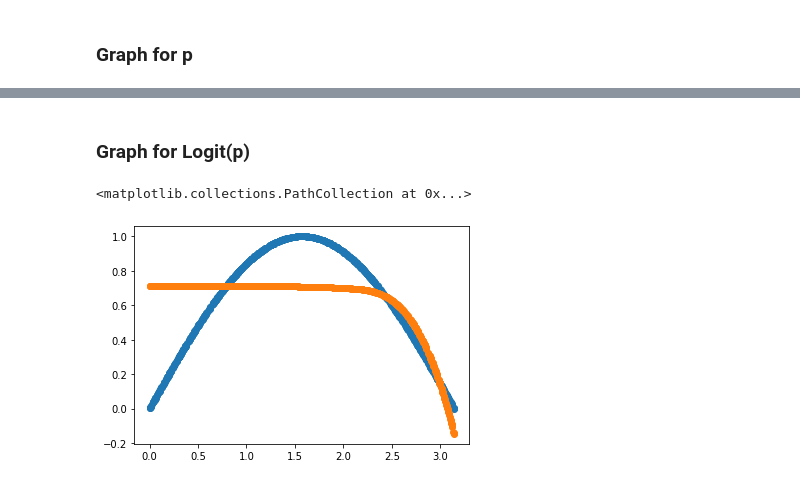
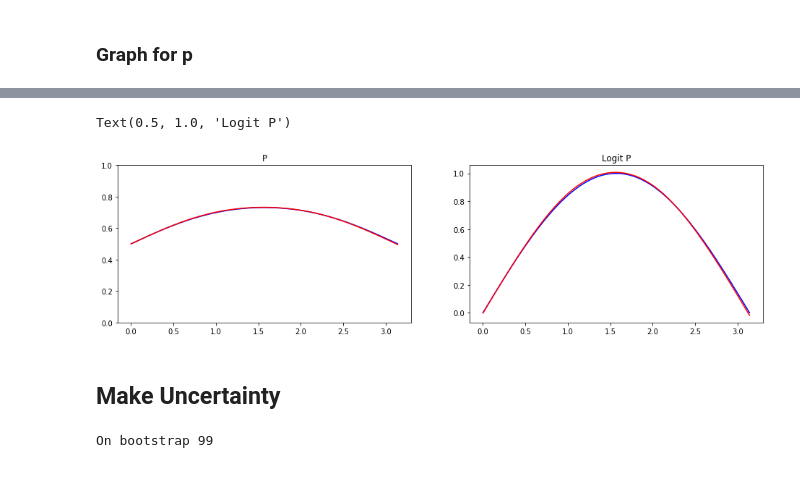
Before and after one commit to ihmeuw-msca/binney, a Jupyter notebook: notebooks/Splines.ipynb, the cells around one changed output, grey strips where cells are left out. Drawn from its saved outputs; the diff is of its cells as text; code cells hidden in the pictures.

```diff
--- a/notebooks/Splines.ipynb
+++ b/notebooks/Splines.ipynb
@@ -28,17 +36,20 @@ splines = {
         'degree': 3,
         'knots_num': 4,
         'knots_type': 'frequency',
-        'decreasing': True
+        'decreasing': False,
+        'convex': False,
+        'concave': True
     }
 }
-b_run = BinomRun(
+b_run = FlipperRun(
     col_success='success',
     col_total='total',
     df=df,
     splines=splines,
-    solver_method='ipopt'
+    solver_method='ipopt',
+    data_type='binomial'
 )
-b_run.fit(x_init=[0.0] * 6)
+b_run.fit()
 predictions = b_run.predict()
 # %% [markdown]
 ### Graph for p
@@ -51,8 +56,18 @@ plt.scatter(df.x1, predictions)
-# %% [markdown]
-### Graph for Logit(p)
-# %%
-plt.scatter(df.x1, logit(df.p))
-plt.scatter(df.x1, logit(predictions))
-# %% [output]
-<matplotlib.collections.PathCollection at 0x...>
-[figure, removed]
+# %%
+fig, ax = plt.subplots(1, 2, figsize=(16, 4))
+ax[0].plot(df.x1, df.p, color='blue')
+ax[0].plot(df.x1, predictions, color='red')
+ax[0].set_ylim([0, 1])
+ax[0].set_title("P")
+ax[1].plot(df.x1, logit(df.p), color='blue')
+ax[1].plot(df.x1, logit(predictions), color='red')
+ax[1].set_title("Logit P")
+# %% [output]
+Text(0.5, 1.0, 'Logit P')
+[figure, added]
+# %% [markdown]
+## Make Uncertainty
+# %%
+b_run.make_uncertainty(n_boots=100)
+# %% [output]
+On bootstrap 99
```
Also changed, not shown: parts of 9 cells of this notebook, 1 other file.
